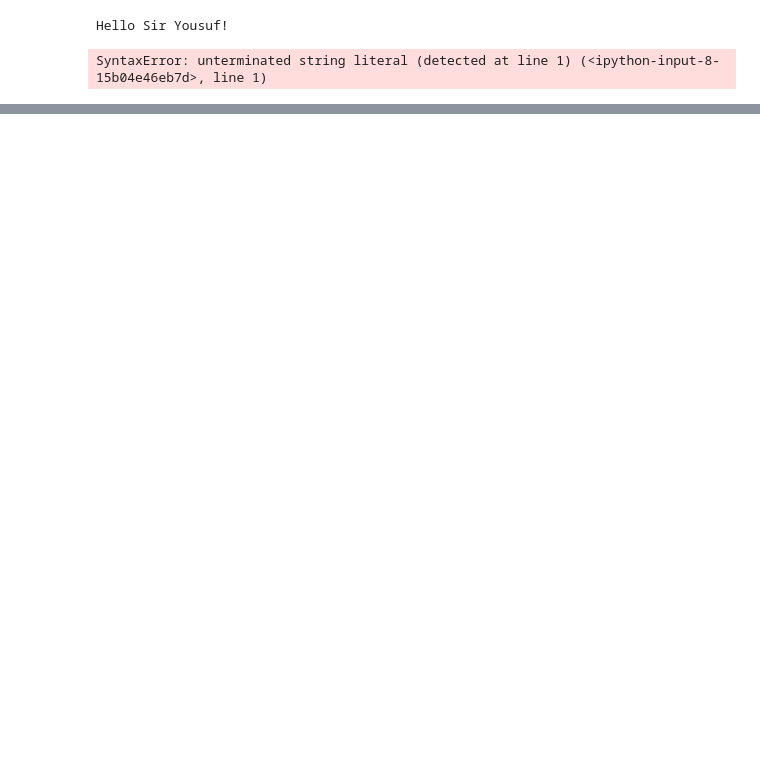
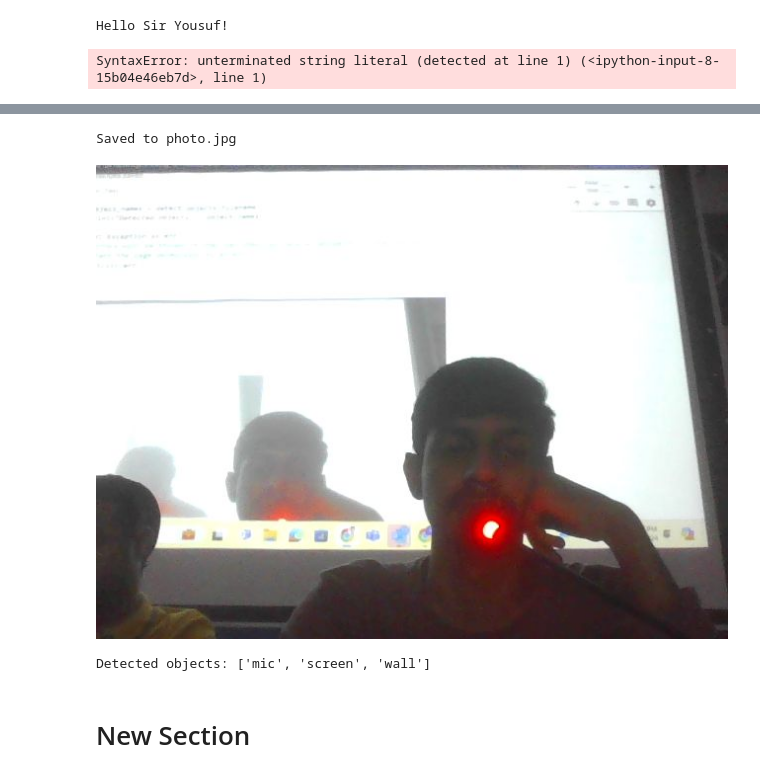
Before and after one commit to mddaniya1/AI-AssistedCoding, a Jupyter notebook: uitTuesday.ipynb, the cells around one changed output, grey strips where cells are left out. Saved outputs shown, nothing was run; the diff lists cells and outputs as text; code cells hidden in the pictures; blank space fills up the shorter version.

```diff
--- a/uitTuesday.ipynb
+++ b/uitTuesday.ipynb
@@ -25,0 +90,12 @@ Sir Yousuf
+# %%
+from IPython.display import Image
+try:
+  filename = take_photo()
+  print('Saved to {}'.format(filename))
+
+  # Show the image which was just taken.
+  display(Image(filename))
+except Exception as err:
+  # Errors will be thrown if the user does not have a webcam or if they do not
+  # grant the page permission to access it.
+  print(str(err))
@@ -25,0 +105,33 @@ Sir Yousuf
+# %%
+# prompt: using previous camera cell code, please show objects name
+
+from pathlib import PureWindowsPath
+from IPython.display import display, Javascript
+from google.colab.output import eval_js
+from base64 import b64decode
+from IPython.display import Image
+
+# ... (rest of the code from the previous cell)
+
+try:
+  filename = take_photo()
+  print('Saved to {}'.format(filename))
+
+  # Show the image which was just taken.
+  display(Image(filename))
+
+  # You'll need to replace this with your actual object detection code.
+  # This is a placeholder for demonstration.
+  def detect_objects(image_path):
+    # Replace this with your object detection logic.
+    # This example simply returns a list of dummy object names.
+    return ["mic", "screen", "wall"]
+
+  object_names = detect_objects(filename)
+  print("Detected objects:", object_names)
+
+except Exception as err:
+  # Errors will be thrown if the user does not have a webcam or if they do not
+  # grant the page permission to access it.
+  print(str(err))
+# %% [output]
@@ -25,0 +139,5 @@ Sir Yousuf
+Saved to photo.jpg
+[figure, added]
+Detected objects: ['mic', 'screen', 'wall']
+# %% [markdown]
+# New Section
```
Also changed, not shown: parts of 16 cells of this notebook.
